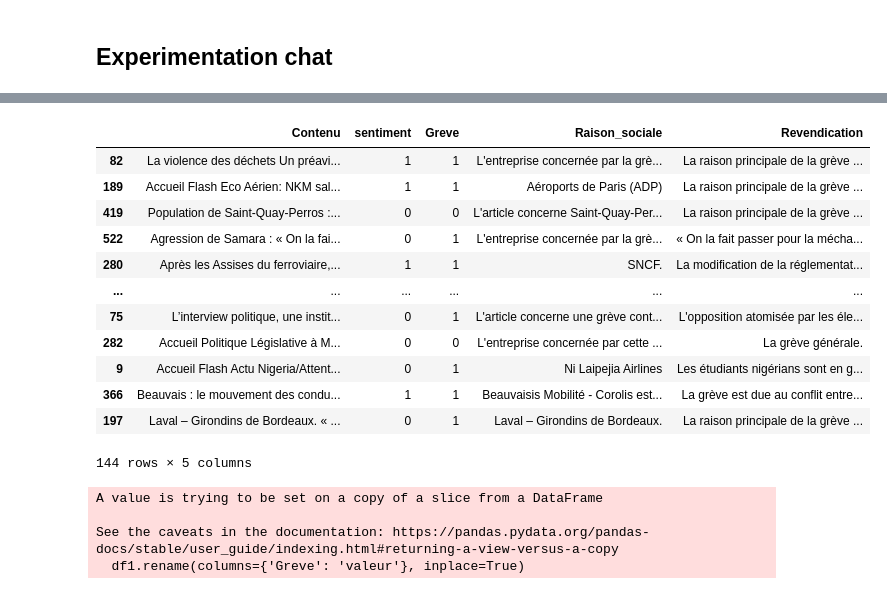
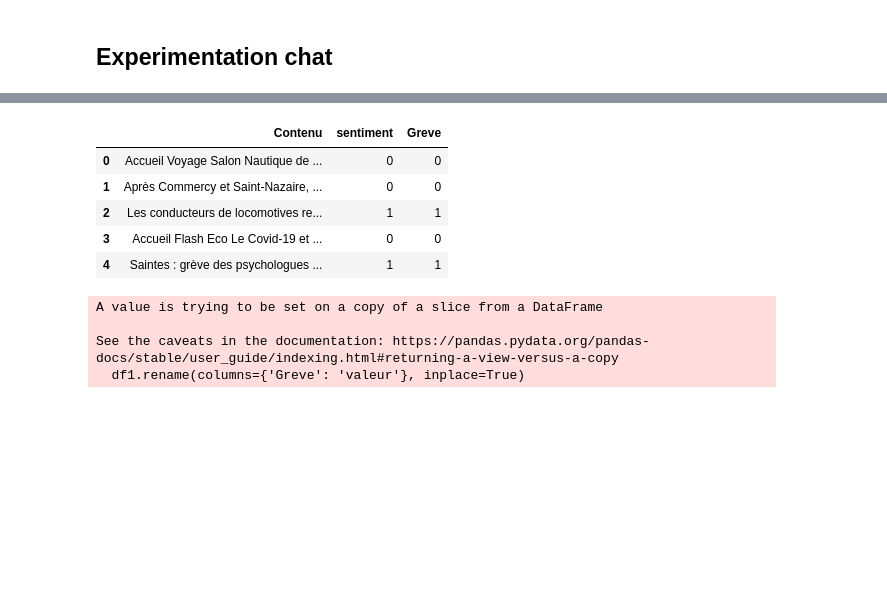
Before and after one commit to StephOgre/Ollama, a Jupyter notebook: llama.ipynb, the cells around one changed output, grey strips where cells are left out. Cells and saved outputs as stored; diff of their text form; code cells hidden in the pictures; blank space fills up the shorter version.

```diff
--- a/llama.ipynb
+++ b/llama.ipynb
@@ -111,5 +59,0 @@ Repond que par OUI on NON
-# %%
-instruction_3="""
-Si l'article concerne une greve, donne moi le nom de l'entreprise concernée par la greve.
-Donne que la raison sociale, n'ajoute rien d'autre
-"""
@@ -145,6 +85,24 @@ exemple : reforme des retraite: Autres
 
 et et rien de plus
 """
+# %%
+instruction="""
+Réponds moi dans le format suivant :
+
+Lieu de grève:
+Ville de grève :
+Nom de l'entreprise, le cas échéant :
+Date de début de grève :
+Date de fin de grève :
+Durée de grève :
+Pays de grève :
+Motif_revendication: [Rémunérations, Conditions de travail, Emploi-licenciement, Temps de travail,Autres revendications]
+Nombre ou proportion de gréviste:
+Périmetre de grève (local, sectoriel, interprofessionnelle) :
+
+
+
+"""
 # %%
 def ReturnResponse(request):
 
@@ -166,8 +124,10 @@ def ReturnResponse(request):
     #print(response['message']['content'])
     #response_1=ollama.generate(model='llama3.1', prompt="dis moi si " + request + "concene la une greve  et reponds juste par oui ou non; l article doit etre considéré comme greve s il s'agit d'arret de travail, de preavis , d intention de greve ou tout autre chose qui se rapporte à un arrete de travail")
     #response_2=ollama.generate(model='llama3.1', prompt="dis moi si " + request + "concene la France ou s il a lieu en France et repond juste par oui ou non Jexige obligatoirement une reponse, si tu douute reponds par oui"  )
+    #answer=response['message']['content'].split('\n')[1:-1]
+    #my_dict = {f'reponse{i+1}': value for i, value in enumerate(answer)}
 
-    return response['message']['content'].split('\n')[1:-1]
+    return response['message']['content']
 # %%
 def ReturnResponse(request):
     instructions = [instruction_1,instruction_2,instruction_3]
@@ -199,4 +164,4 @@ res
 # %%
-df[['Greve','France',"Raison_sociale"]] = df['Contenu'].apply(lambda x: pd.Series(ReturnResponse(x)))
+df_train[['Greve']] = df_train['Contenu'].apply(lambda x: pd.Series(ReturnResponse(x)))
 # %%
 df_train.head()
@@ -229,21 +197,14 @@ df_train['Greve']=df_train['Greve'].replace({"NON.": 0,"OUI.": 1, "NON": 0,'OUI'
 # %%
 dff=df_train[(df_train.Greve ==1) | (df_train.Greve == 0)]
 # %%
-dff
+dff.head()
 # %% [output]
-|  | Contenu | sentiment | Greve | Raison_sociale | Revendication |
-| 82 | La violence des déchets Un préavi... | 1 | 1 | L'entreprise concernée par la grè... | La raison principale de la grève ... |
-| 189 | Accueil Flash Eco Aérien: NKM sal... | 1 | 1 | Aéroports de Paris (ADP) | La raison principale de la grève ... |
-| 419 | Population de Saint-Quay-Perros :... | 0 | 0 | L'article concerne Saint-Quay-Per... | La raison principale de la grève ... |
-| 522 | Agression de Samara : « On la fai... | 0 | 1 | L'entreprise concernée par la grè... | « On la fait passer pour la mécha... |
-| 280 | Après les Assises du ferroviaire,... | 1 | 1 | SNCF. | La modification de la réglementat... |
-| ... | ... | ... | ... | ... | ... |
-| 75 | L’interview politique, une instit... | 0 | 1 | L'article concerne une grève cont... | L'opposition atomisée par les éle... |
-| 282 | Accueil Politique Législative à M... | 0 | 0 | L'entreprise concernée par cette ... | La grève générale. |
-| 9 | Accueil Flash Actu Nigeria/Attent... | 0 | 1 | Ni Laipejia Airlines | Les étudiants nigérians sont en g... |
-| 366 | Beauvais : le mouvement des condu... | 1 | 1 | Beauvaisis Mobilité - Corolis est... | La grève est due au conflit entre... |
-| 197 | Laval – Girondins de Bordeaux. « ... | 0 | 1 | Laval – Girondins de Bordeaux. | La raison principale de la grève ... |
+|  | Contenu | sentiment | Greve |
+| 0 | Accueil Voyage Salon Nautique de ... | 0 | 0 |
+| 1 | Après Commercy et Saint-Nazaire, ... | 0 | 0 |
+| 2 | Les conducteurs de locomotives re... | 1 | 1 |
+| 3 | Accueil Flash Eco Le Covid-19 et ... | 0 | 0 |
+| 4 | Saintes : grève des psychologues ... | 1 | 1 |
-144 rows × 5 columns
 # %%
 df1=dff[['Greve']]
 df1.rename(columns={'Greve': 'valeur'}, inplace=True)
```
Also changed, not shown: parts of 18 cells of this notebook, 1 other file.
